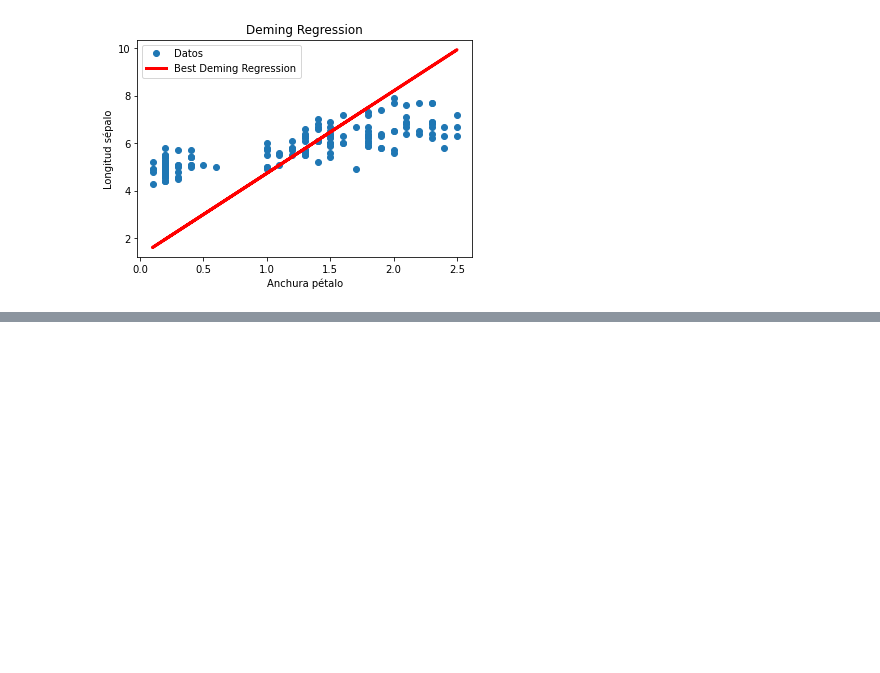
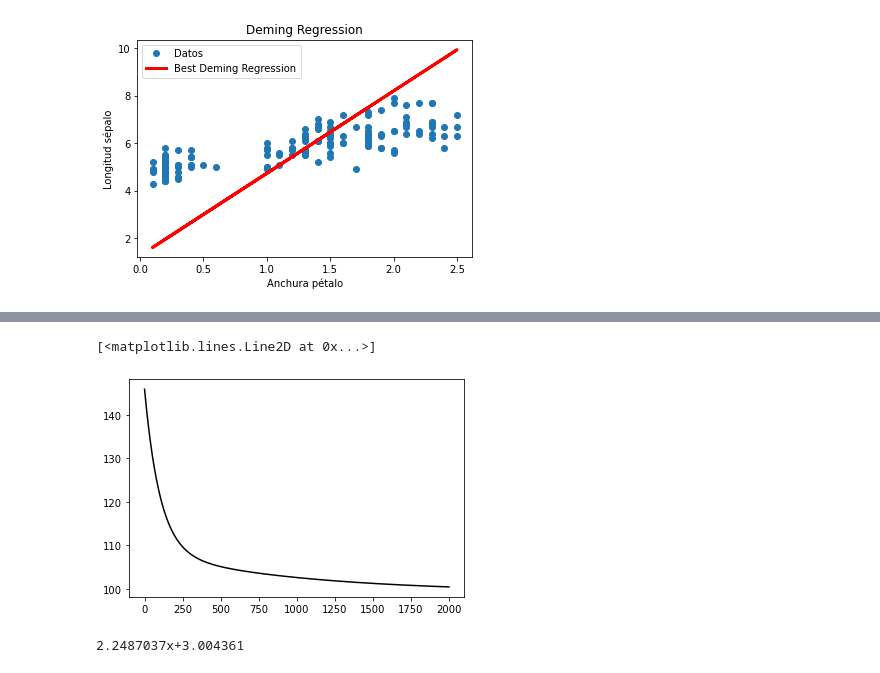
Before and after one commit to langheran/MLScripts, a Jupyter notebook: Python/learning/Deep Learning con Tensorflow - Juan Gomila.ipynb, the cells around one changed output, grey strips where cells are left out. Saved outputs shown, nothing was run; the diff lists cells and outputs as text; code cells hidden in the pictures; blank space fills up the shorter version.

```diff
--- a/Python/learning/Deep Learning con Tensorflow - Juan Gomila.ipynb
+++ b/Python/learning/Deep Learning con Tensorflow - Juan Gomila.ipynb
@@ -1218,0 +1248,21 @@ plt.show()
+# %%
+lasso_param = tf.constant(0.9)
+heavyside_step = tf.truediv(1.0, tf.add(1.0, tf.exp(tf.multiply(-100.0, tf.subtract(A,lasso_param)))))
+regularization_params = tf.multiply(heavyside_step, 99.)
+loss = tf.add(tf.reduce_mean(tf.square(y_target-y_pred)), regularization_params)
+# %%
+init = tf.global_variables_initializer()
+session.run(init)
+# %%
+my_op =tf.train.GradientDescentOptimizer(learning_rate=learning_rate)
+train_step = my_op.minimize(loss)
+# %%
+loss_vect = []
+for i in range(2000):
+    rand_x = np.transpose([x_vals[rand_idx]])
+    rand_y = np.transpose([y_vals[rand_idx]])
+    session.run(train_step, feed_dict = {x_data: rand_x, y_target: rand_y})
+    temp_loss = session.run(loss, feed_dict={x_data: rand_x, y_target: rand_y})
+    loss_vect.append(temp_loss[0])
+    if(i+1)%100==0:
+        print("Paso #"+str(i+1)+" , A = "+str(session.run(A)) + ", b" + str(session.run(b)) + ", Loss=" + str(temp_loss))
@@ -1218,0 +1287,11 @@ plt.show()
+# %%
+plt.plot(loss_vect, 'k-')
+# %% [output]
+[<matplotlib.lines.Line2D at 0x...>]
+[figure, added]
+# %%
+[[slope]] = session.run(A)
+[[intercept]] = session.run(b)
+print(str(slope)+"x+"+str(intercept))
+# %% [output]
+2.2487037x+3.004361
```
Also changed, not shown: parts of 12 cells of this notebook.
